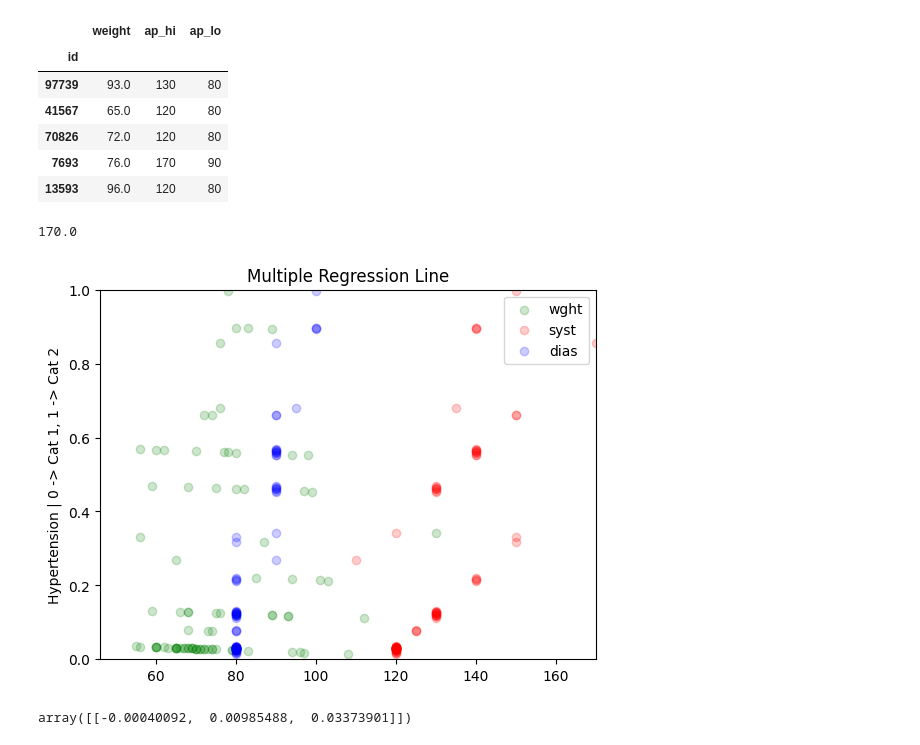
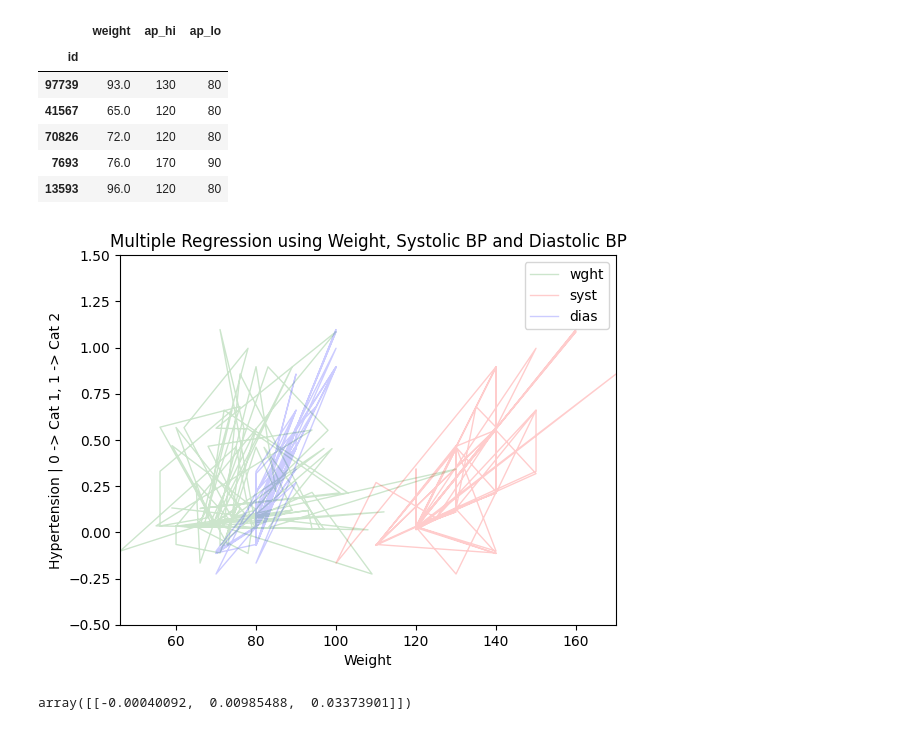
Before and after one commit to farhanarrafi/empirical-analysis-cardiovascular-data, a Jupyter notebook: Emperical_Analysis_Project.ipynb, the cells around one changed output. Saved outputs shown, nothing was run; the diff lists cells and outputs as text; code cells hidden in the pictures.

Commit message:
Updated text, graph colors

```diff
--- a/Emperical_Analysis_Project.ipynb
+++ b/Emperical_Analysis_Project.ipynb
@@ -588,24 +396,20 @@ X_test_multi.head()
 multiReg = LinearRegression().fit(X_multi, Y_multi)
 
 Y_predictions_multi_reg = multiReg.predict(X_test_multi)
-# %%
-X_test_multi.max().max()
-# %% [output]
-170.0
 # %%
-
-plt.title('Multiple Regression Line')
+plt.title('Multiple Regression using Weight, Systolic BP and Diastolic BP')
 plt.ylabel('Hypertension | 0 -> Cat 1, 1 -> Cat 2')
+plt.xlabel('Weight')
 plt.xlim([X_test_multi.min().min(), X_test_multi.max().max()])
-plt.ylim([0, 1])
+plt.ylim([-.5, 1.5])
 #plt.scatter(X_test, Y_test, color="black")
-plt.scatter(X_test_multi['weight'], Y_predictions_multi_reg, label='wght', color="green", alpha=0.2, linewidth=1)
-plt.scatter(X_test_multi['ap_hi'], Y_predictions_multi_reg, label='syst', color="red", alpha=0.2, linewidth=1)
-plt.scatter(X_test_multi['ap_lo'], Y_predictions_multi_reg, label='dias', color="blue", alpha=0.2, linewidth=1)
+plt.plot(X_test_multi['weight'], Y_predictions_multi_reg, label='wght', color="green", alpha=0.2, linewidth=1)
+plt.plot(X_test_multi['ap_hi'], Y_predictions_multi_reg, label='syst', color="red", alpha=0.2, linewidth=1)
+plt.plot(X_test_multi['ap_lo'], Y_predictions_multi_reg, label='dias', color="blue", alpha=0.2, linewidth=1)
 plt.legend()
 plt.show()
 # %% [output]
-[figure, old version]
+[figure, new version]
 # %%
 # slope
 multiReg.coef_
```
Also changed, not shown: parts of 63 cells of this notebook.
